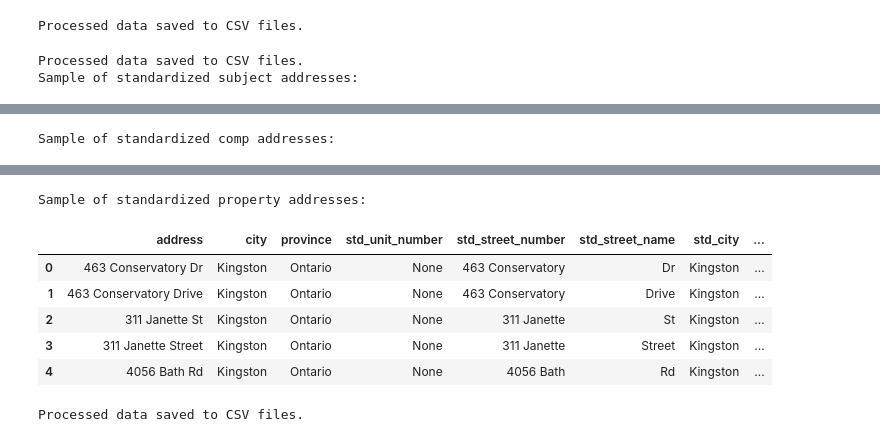
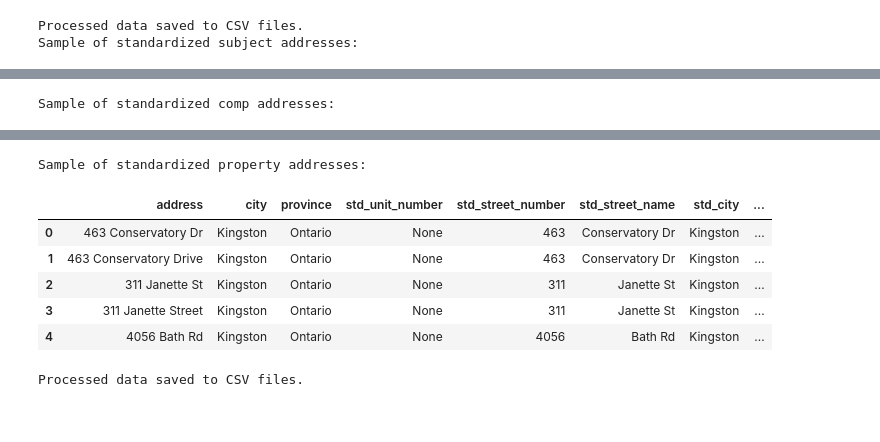
Before and after one commit to tmabdull/CompRecSystem, a Jupyter notebook: process_data.ipynb, the cells around one changed output, grey strips where cells are left out. Cells and saved outputs as stored; diff of their text form; code cells hidden in the pictures.

Commit message:
Fixed property address parsing

```diff
--- a/process_data.ipynb
+++ b/process_data.ipynb
@@ -63,12 +64,3 @@ properties_df.head()
-# %%
-# Save processed data to CSV files for further analysis
-subjects_df.to_csv("./data/processed/processed_subjects_v1.csv", index=True)
-comps_df.to_csv("./data/processed/processed_comps_v1.csv", index=True)
-properties_df.to_csv("./data/processed/processed_properties_v1.csv", index=True)
-
-print("Processed data saved to CSV files.")
-# %% [output]
-Processed data saved to CSV files.
 # %%
 # Examine the parsed addresses
 std_address_cols = ['std_unit_number', 'std_street_number', 'std_street_name', 'std_city', 'std_province', 'std_postal_code', 'std_full_address']
@@ -77,45 +69,45 @@ subjects_address_cols = ['address', 'subject_city_province_zip'] + std_address_c
 comps_address_cols = ['address', 'city_province'] + std_address_cols
 properties_address_cols = ['address', 'city', 'province'] + std_address_cols
 
-start_row, end_row = 0, 5
+l, r = 0, 100
 
-subjects_df[subjects_address_cols][start_row:end_row].to_csv('./data/addresses/subjects_sample_addresses.csv', index=True)
-comps_df[comps_address_cols][start_row:end_row].to_csv('./data/addresses/comps_sample_addresses.csv', index=True)
-properties_df[properties_address_cols][start_row:end_row].to_csv('./data/addresses/properties_sample_addresses.csv', index=True)
+subjects_df[subjects_address_cols][l:r].to_csv('./data/addresses/subjects_sample_addresses.csv', index=True)
+comps_df[comps_address_cols][l:r].to_csv('./data/addresses/comps_sample_addresses.csv', index=True)
+properties_df[properties_address_cols][l:r].to_csv('./data/addresses/properties_sample_addresses.csv', index=True)
 
 print("Processed data saved to CSV files.")
 
 print("Sample of standardized subject addresses:")
 display(subjects_df[subjects_address_cols].head())
 
 print("\nSample of standardized comp addresses:")
 display(comps_df[comps_address_cols].head())
 
 print("\nSample of standardized property addresses:")
 display(properties_df[properties_address_cols].head())
 # %% [output]
 Processed data saved to CSV files.
 Sample of standardized subject addresses:
 |  | address | subject_city_province_zip | std_unit_number | std_street_number | std_street_name | std_city | ... |
 | 0 | 142-950 Oakview Ave Kingston ON K... | "Twin Oak Meadows" | None | 142-950 Oakview | Ave Kingston ON K7M 6W8 | Twin | ... |
 | 1 | 7180 207 HWY Halifax NS B0J2L0 | West Chezzetcook, NS B0J2L0 | 7180 | 207 | HWY Halifax NS B0J2L0 | West Chezzetcook | ... |
 | 2 | 11 PAUL AVE Ayr ON N0B1E0 | Ayr ON N0B1E0 | None | 11 PAUL | AVE | Ayr | ... |
 | 3 | 102 Stonewalk Dr Kemptville ON K0... | Kemptville ON K0G 1J0 | None | 102 Stonewalk | Dr | Kemptville ON | ... |
 | 4 | 407 105 Dunbrack St Halifax NS B3... | Halifax NS B3M3G7 | 407 | 105 | Dunbrack St | Halifax | ... |
 Sample of standardized comp addresses:
 |  | address | city_province | std_unit_number | std_street_number | std_street_name | std_city | std_province | ... |
 | 0 | 930 Amberdale Cres | Kingston ON K7M 6V1 | None | 930 Amberdale | Cres | Kingston ON | K7M | ... |
 | 1 | 771 Ashwood Dr | Kingston ON K7M 6X7 | None | 771 Ashwood | Dr | Kingston ON | K7M | ... |
 | 2 | 995 Amberdale Cres | Kingston ON K7M 6X6 | None | 995 Amberdale | Cres | Kingston ON | K7M | ... |
 | 3 | 64 Deermist Dr | Porters Lake NS B3E 1P3 | None | 64 Deermist | Dr | Porters Lake NS | B3E | ... |
 | 4 | 85 Oceanic Dr | East Lawrencetown NS B2Z 1T6 | None | 85 Oceanic | Dr | East Lawrencetown NS | B2Z | ... |
 Sample of standardized property addresses:
 |  | address | city | province | std_unit_number | std_street_number | std_street_name | std_city | ... |
-| 0 | 463 Conservatory Dr | Kingston | Ontario | None | 463 Conservatory | Dr | Kingston | ... |
-| 1 | 463 Conservatory Drive | Kingston | Ontario | None | 463 Conservatory | Drive | Kingston | ... |
-| 2 | 311 Janette St | Kingston | Ontario | None | 311 Janette | St | Kingston | ... |
-| 3 | 311 Janette Street | Kingston | Ontario | None | 311 Janette | Street | Kingston | ... |
-| 4 | 4056 Bath Rd | Kingston | Ontario | None | 4056 Bath | Rd | Kingston | ... |
+| 0 | 463 Conservatory Dr | Kingston | Ontario | None | 463 | Conservatory Dr | Kingston | ... |
+| 1 | 463 Conservatory Drive | Kingston | Ontario | None | 463 | Conservatory Dr | Kingston | ... |
+| 2 | 311 Janette St | Kingston | Ontario | None | 311 | Janette St | Kingston | ... |
+| 3 | 311 Janette Street | Kingston | Ontario | None | 311 | Janette St | Kingston | ... |
+| 4 | 4056 Bath Rd | Kingston | Ontario | None | 4056 | Bath Rd | Kingston | ... |
 # %%
 # Clean the DataFrames (basic cleaning)
 subjects_df = clean_dataframe(subjects_df)
```
Also changed, not shown: parts of 1 cell of this notebook, 6 other files.
